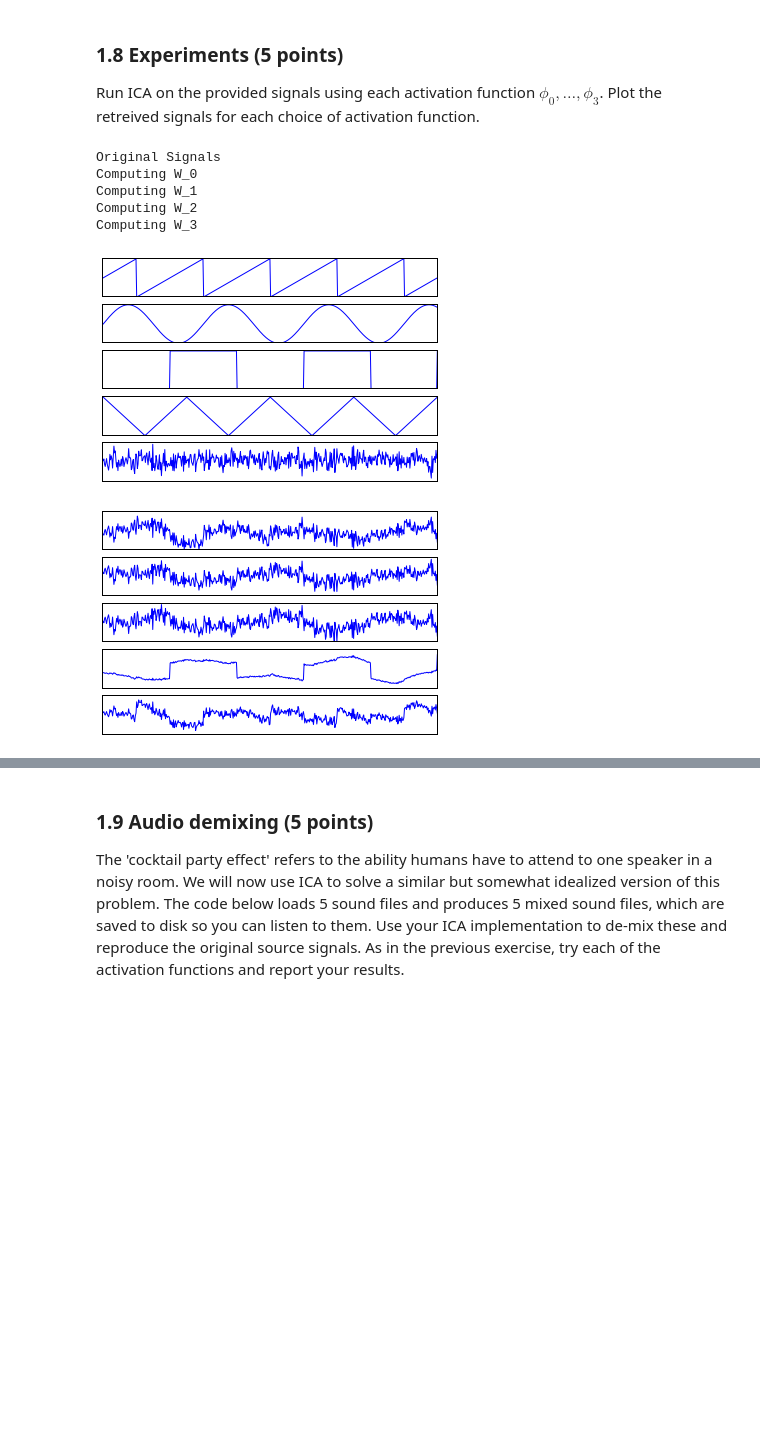
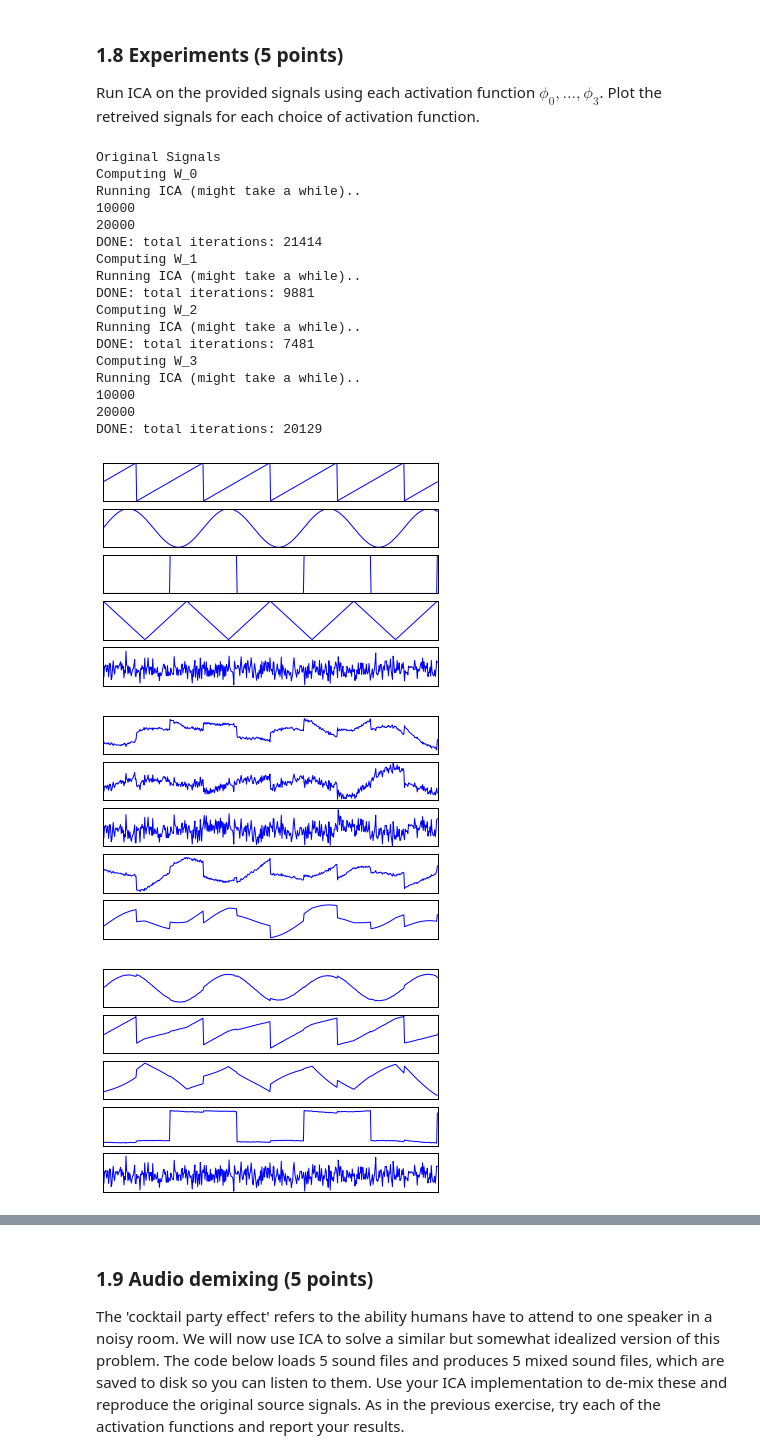
Before and after one commit to sagieske/ml2, a Jupyter notebook: lab1.ipynb, the cells around one changed output, grey strips where cells are left out. Saved outputs shown, nothing was run; the diff lists cells and outputs as text; code cells hidden in the pictures; blank space fills up the shorter version.

```diff
--- a/lab1.ipynb
+++ b/lab1.ipynb
@@ -295,18 +296,14 @@ Plotting matrix with p(2)
 ### 1.4 Whitening (15 points)
 Some ICA algorithms can only learn from whitened data. Write a method `whiten(X)` that takes a $M \times T$ data matrix $\mathbf{X}$ (where $M$ is the dimensionality and $T$ the number of examples) and returns a whitened matrix. If you forgot what whitening is or how to compute it, various good sources are available online, such as http://courses.media.mit.edu/2010fall/mas622j/whiten.pdf
 # %%
-# TODO: Which W to use??
 def whiten(X):
     # Get covariance matrix of data
     cov = np.cov(X)
     # Get eigenvalues and eigenvectors of covariance matrix
-    eigvalues, eigvectors = np.linalg.eigh(cov)
-    # Calculate Lambda^{-1/2}.eigenvectors
-    W=  np.dot(np.diag(1. / np.sqrt(eigvalues)), eigvectors)
-    # Whitening matrix according to stack overflow http://stackoverflow.com/questions/6574782/how-to-whiten-matrix-in-pca
-    #W2 = np.dot(np.dot(eigvectors, np.diag(1. / np.sqrt(eigvalues))), eigvectors.T)
-    white_X = np.dot(W,X)
-    return white_X
+    eigvalues, E = np.linalg.eigh(cov)
+    D = np.diag(1. / np.sqrt(eigvalues))
+    X_white = np.dot(np.dot(np.dot(E, D), E.T),X)
+    return X_white
 
 W_x = whiten(X)
 W_s = whiten(S)
@@ -373,19 +370,3 @@ In a covariant algorithm, the covariance matrix of the underlying distribution i
 # %% [markdown]
 ### 1.7 Independent Component Analysis (25 points)
 Implement the covariant ICA algorithm as described in MacKay. Write a function `ICA(X, activation_function, learning_rate)`, that returns the demixing matrix $\mathbf{W}$. The input `activation_function` should accept a function such as `lambda a: -tanh(a)`. Update the gradient in batch mode, averaging the gradients over the whole dataset for each update. Try to make it efficient, i.e. use matrix operations instead of loops where possible (loops are slow in interpreted languages such as python and matlab, whereas matrix operations are internally computed using fast C code).
-# %%
-def ICA(X, activation_function, learning_rate):
-    W = np.ones(np.shape(X))
-    #Put x through a linear mapping
-    a = W * X
-    #Put a through non-linear mapping
-    z = activation_function(a)
-    #Put a back through W
-    x_hat = W * a
-    #Adjust weights
-    weight_adjust = z * x_hat
-    delta_W = (W + weight_adjust)
-    W += learning_rate * delta_W
-    return W
-
-W = ICA(X, lambda a: -np.tanh(a), 0.001)
@@ -393,26 +417,44 @@ W = ICA(X, lambda a: -np.tanh(a), 0.001)
 ### 1.8 Experiments  (5 points)
 Run ICA on the provided signals using each activation function $\phi_0, \ldots, \phi_3$. Plot the retreived signals for each choice of activation function.
 # %%
-learning_rate = 0.001
+learning_rate = 0.01
 print "Original Signals"
 plot_signals(S)
+
+
 def test_ICA(X,activation_function, learning_rate):
+    # Calculate W
     W = ICA(W_x, activation_function, learning_rate)
-    plot_signals(W_x * W)
+    # Plot signal
+    plot_signals(np.dot(W,X))
 
+# Run ICA with different activation functions
 print "Computing W_0"
 test_ICA(W_x, lambda a: -np.tanh(a), learning_rate)
 print "Computing W_1"
-#test_ICA(W_x, lambda a: -a + np.tanh(a), learning_rate)
+test_ICA(W_x, lambda a: -a + tanh(a), learning_rate)
 print "Computing W_2"
-#test_ICA(W_x, lambda a: -(a**3), learning_rate)
+test_ICA(W_x, lambda a: -a**3, learning_rate)
 print "Computing W_3"
-#test_ICA(W_x, lambda a: -(6*a/(a**2 + 5)), learning_rate)
+test_ICA(W_x, lambda a: -((6*a)/(a**2 + 5)), learning_rate)
 # %% [output]
 Original Signals
 Computing W_0
+Running ICA (might take a while)..
+10000
+20000
+DONE: total iterations: 21414
 Computing W_1
+Running ICA (might take a while)..
+DONE: total iterations: 9881
 Computing W_2
+Running ICA (might take a while)..
+DONE: total iterations: 7481
 Computing W_3
+Running ICA (might take a while)..
+10000
+20000
+DONE: total iterations: 20129
-[figure, old version]
+[figure, new version]
-[figure, old version]
+[figure, new version]
+[figure, added]
```
Also changed, not shown: parts of 13 cells of this notebook.
